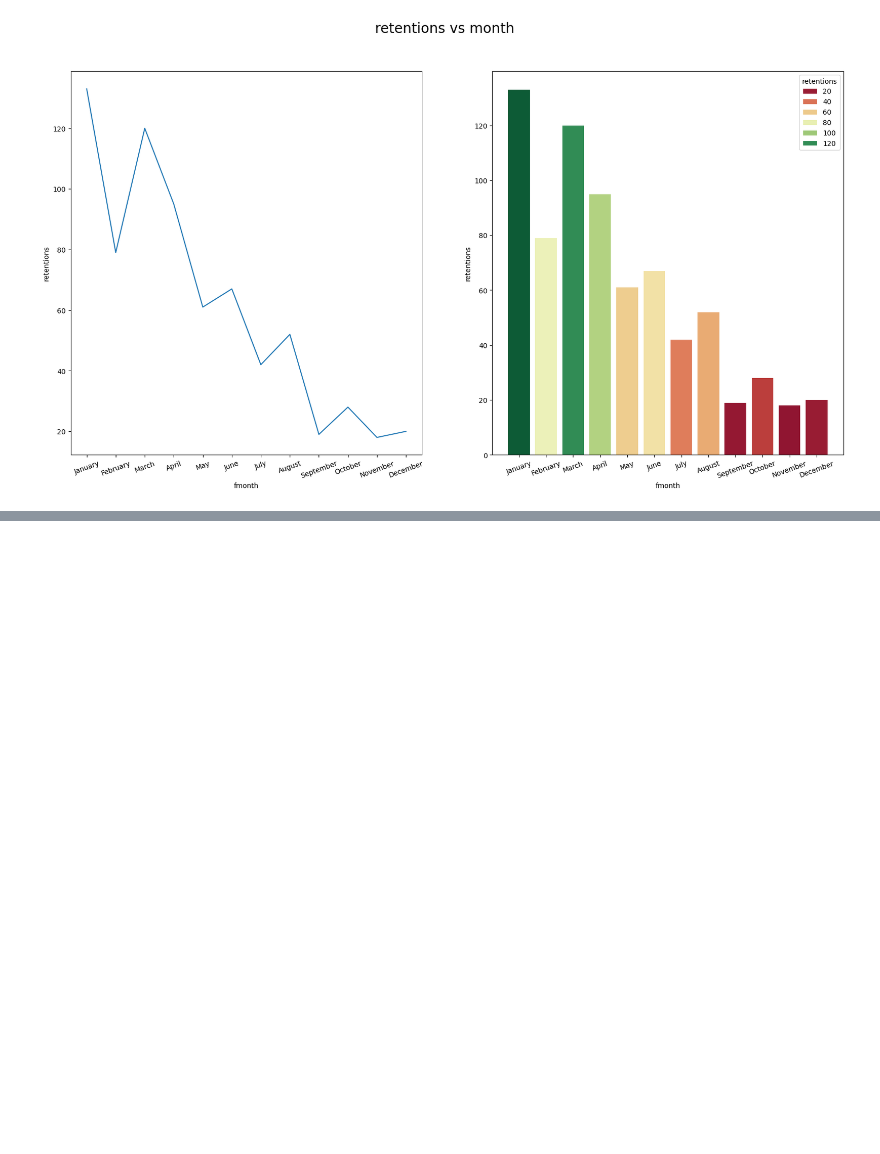
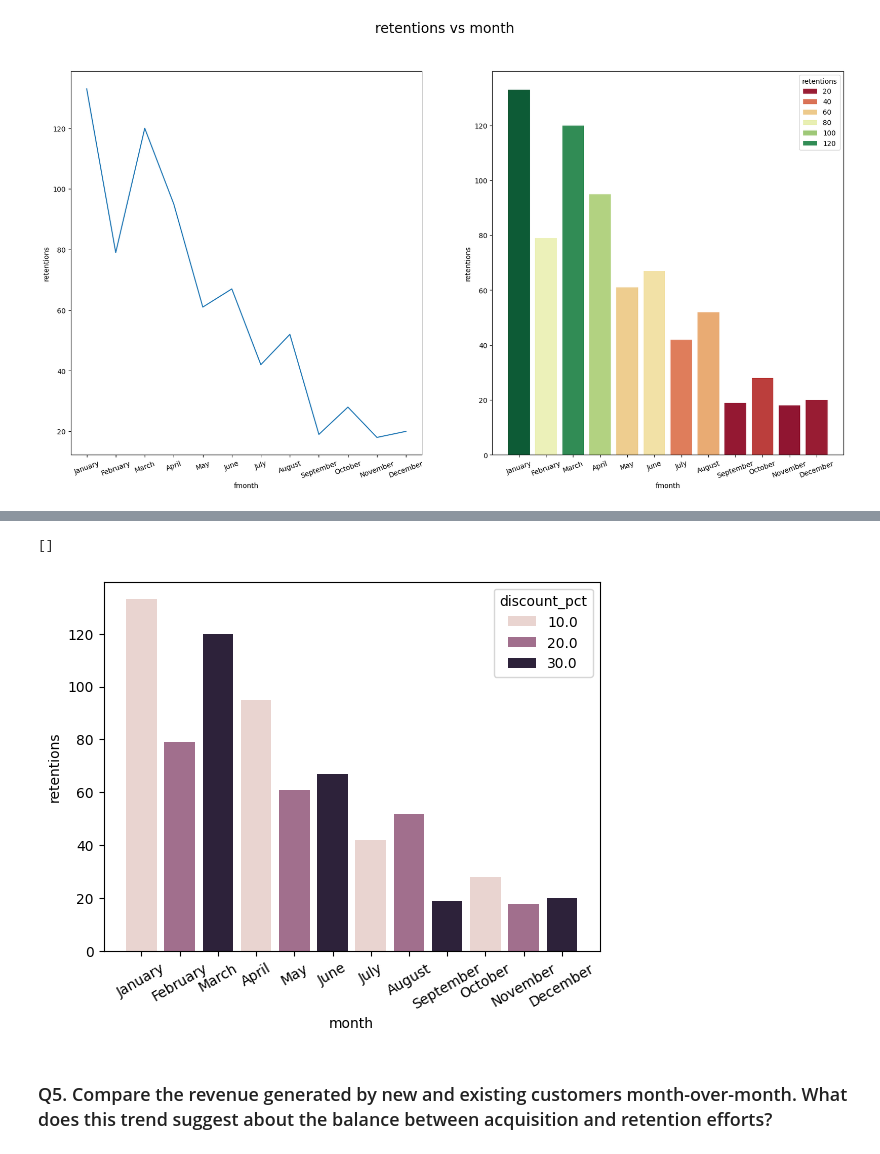
Before and after one commit to sanketmishra009/scaler, a Jupyter notebook: projects/e-commerceAnalysis/analysis.ipynb, the cells around one changed output, grey strips where cells are left out. Cells and saved outputs as stored; diff of their text form; code cells hidden in the pictures; blank space fills up the shorter version.

```diff
--- a/projects/e-commerceAnalysis/analysis.ipynb
+++ b/projects/e-commerceAnalysis/analysis.ipynb
@@ -217,0 +295,4 @@ plt.plot()
+# %%
+coupons = pd.read_csv('./data/Discount_Coupon.csv')
+coupons.columns = [str.lower(column) for column in coupons.columns]
+coupons.head()
@@ -217,0 +306,5 @@ plt.plot()
+# %%
+# convert short form of months to long
+months = coupons['month']
+coupons['month'] = pd.to_datetime(months , format = '%b').dt.month_name()
+coupons.head()
@@ -217,0 +318,3 @@ plt.plot()
+# %%
+mdf = locations.merge(coupons , on = 'month' , how = 'left')
+mdf.head()
@@ -217,0 +328,3 @@ plt.plot()
+# %%
+gdf = mdf.groupby('month').agg({'discount_pct':'mean' , 'retentions':'max' ,'mnum':'first'}).reset_index().sort_values(by='mnum')
+gdf
@@ -217,0 +345,9 @@ plt.plot()
+# %%
+sns.barplot(gdf , x = 'month' , y = 'retentions' , hue = 'discount_pct')
+plt.xticks(rotation = 30)
+plt.plot()
+# %% [output]
+[]
+[figure, added]
+# %% [markdown]
+### Q5. Compare the revenue generated by new and existing customers month-over-month. What does this trend suggest about the balance between acquisition and retention efforts?
```
Also changed, not shown: parts of 32 cells of this notebook, 4 other files.
